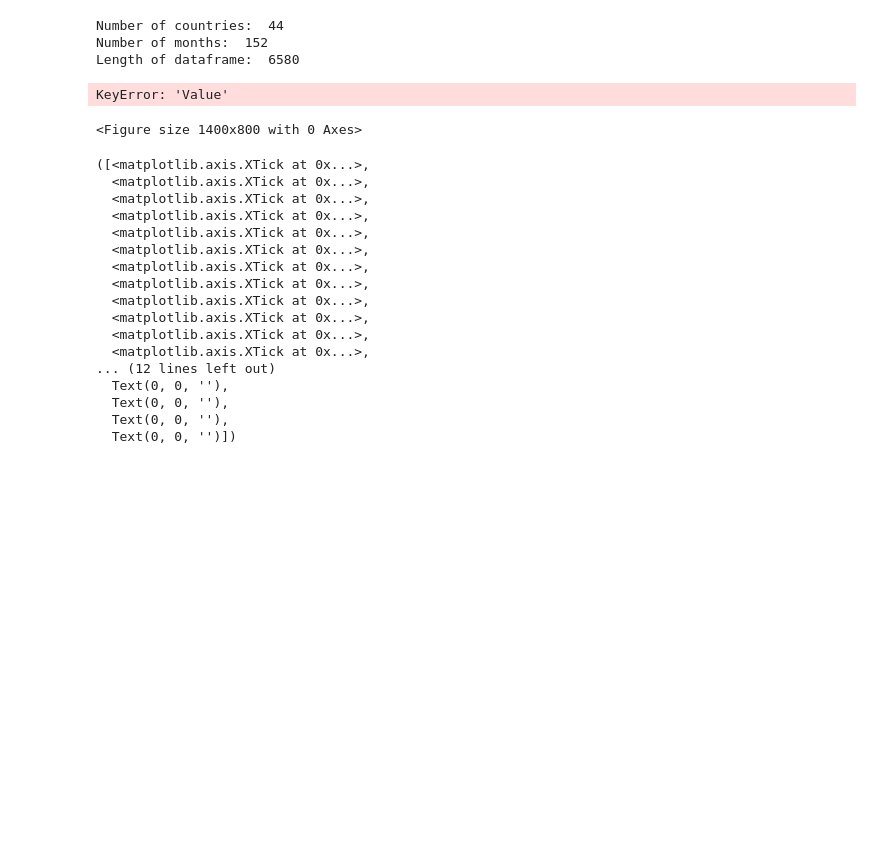
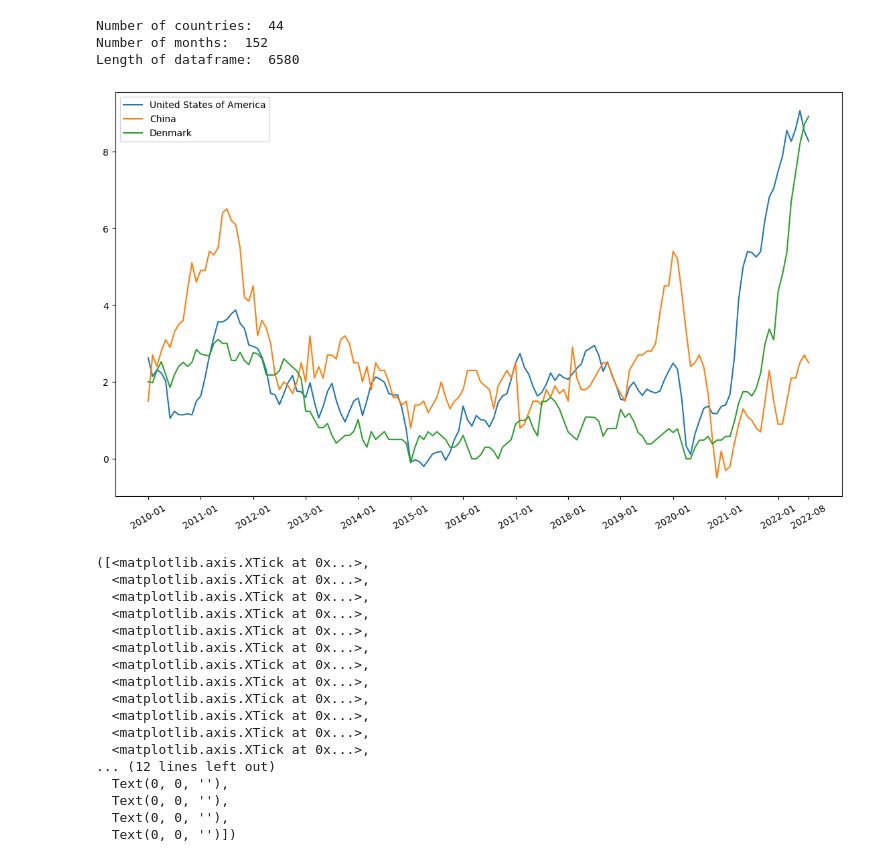
Before and after one commit to FenrisWulven/Data-Vis-Vegalite, a Jupyter notebook: Data_clean.ipynb, the cells around one changed output. Drawn from its saved outputs; the diff is of its cells as text; code cells hidden in the pictures; blank space fills up the shorter version.

```diff
--- a/Data_clean.ipynb
+++ b/Data_clean.ipynb
@@ -204,19 +204,18 @@ df['COUNTRY'] = df['LOCATION'].map(country_dict)
 df.to_csv('data/inflation_clean.csv', index=False)
 # %%
 import datetime
-plot_countries = ['USA', 'CHN', 'DNK']
+plot_countries = ['United States of America', 'China', 'Denmark']
 plt.figure(figsize=(14, 8), dpi=100)
 #x_ticks = pd.date_range(datetime.datetime(2010,1,1), datetime.datetime(2021,1,1), freq='YS')
 
 for country in plot_countries:
-    plt.plot(df.loc[df['LOCATION'].eq(country)]['TIME'], df.loc[df['LOCATION'].eq(country)]['Value'], label=country)
+    plt.plot(df.loc[df['COUNTRY'].eq(country)]['TIME'], df.loc[df['COUNTRY'].eq(country)]['VALUE'], label=country)
 #plt.xticks(np.linspace(0,150,num=13), labels=['2010', '2011','2012','2013','2014','2015','2016','2017','2018','2019','2020','2021','2022'], rotation=90, fontsize=8)
 plt.xticks(['2010-01', '2011-01','2012-01', '2013-01','2014-01', '2015-01','2016-01', '2017-01','2018-01', '2019-01','2020-01', '2021-01','2022-01', '2022-08'], rotation=30)
 plt.legend()
 plt.show()
 # %% [output]
-KeyError: 'Value'
-<Figure size 1400x800 with 0 Axes>
+[figure, added]
 # %%
 import seaborn as sns
 sns.set(rc={'figure.figsize':(14, 8)})
```
Also changed, not shown: parts of 5 cells of this notebook.
